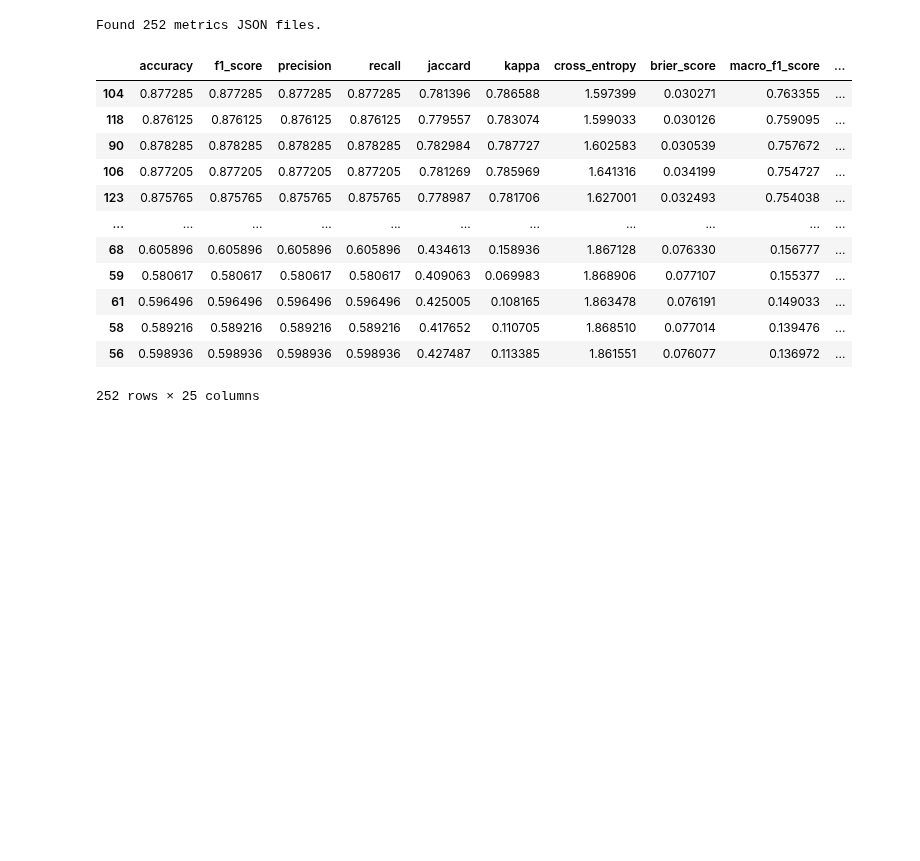
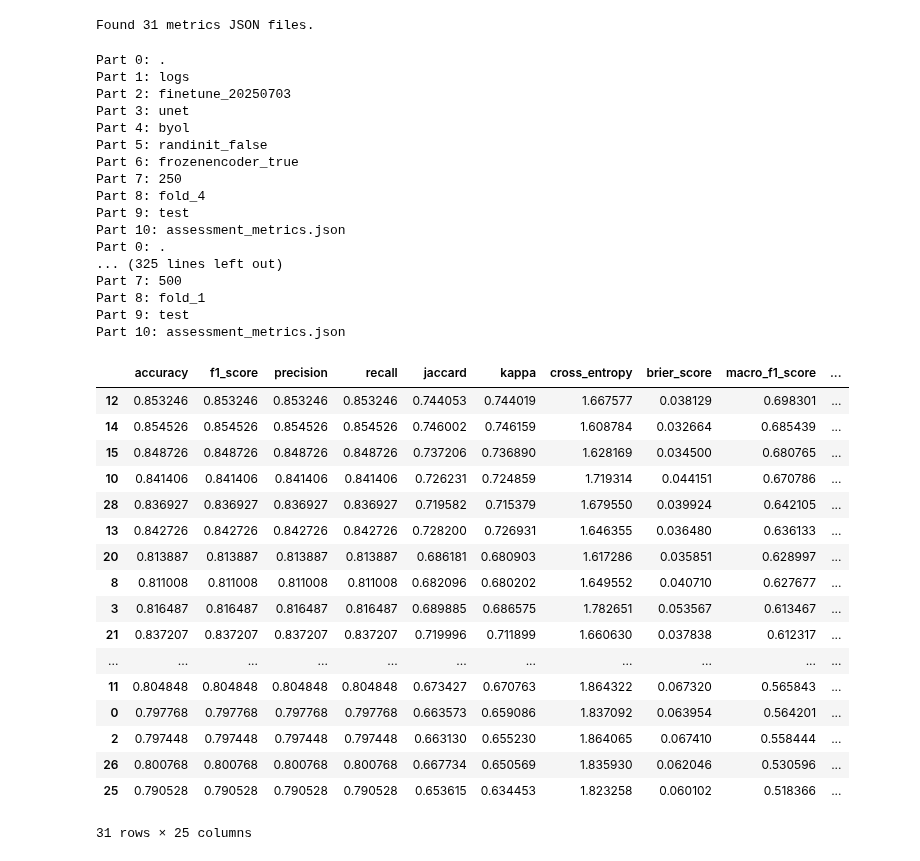
Before and after one commit to DakotaHester/ms-land-cover, a Jupyter notebook: pretrain_results.ipynb, the cells around one changed output. Drawn from its saved outputs; the diff is of its cells as text; code cells hidden in the pictures; blank space fills up the shorter version.

```diff
--- a/pretrain_results.ipynb
+++ b/pretrain_results.ipynb
@@ -6,41 +6,65 @@ import pandas as pd
 import matplotlib.pyplot as plt
 import json
 # %%
-metrics_json_paths = glob('./logs/finetune_20250624/*/*/*/*/*/*/*/*/*/*/assessment_metrics.json')
+metrics_json_paths = glob('./logs/finetune_20250703/*/*/*/*/*/*/*/assessment_metrics.json')
 print(f'Found {len(metrics_json_paths)} metrics JSON files.')
 # %% [output]
-Found 252 metrics JSON files.
+Found 31 metrics JSON files.
 # %%
 metrics_records = []
 for metrics_json in metrics_json_paths:
     split_path_parts = metrics_json.split(os.sep)
+    for i, part in enumerate(split_path_parts):
+        print(f'Part {i}: {part}')
     model = split_path_parts[3]
     pretrain_method = split_path_parts[4]
-    frozen_encoder = split_path_parts[9] == 'frozenencoder_true'
-    n_train = split_path_parts[10]
-    fold = split_path_parts[11].split('_')[-1]
+    frozen_encoder = split_path_parts[6] == 'frozenencoder_true'
+    n_train = split_path_parts[7]
+    fold = split_path_parts[8].split('_')[-1]
 
     metrics = json.load(open(metrics_json, 'r'))
     metrics['model'] = model
     metrics['pretrain_method'] = pretrain_method
     metrics['frozen_encoder'] = frozen_encoder
     metrics['n_train'] = n_train
     metrics['fold'] = fold
     metrics_records.append(metrics)
 
 metrics_df = pd.DataFrame(metrics_records)
 display(metrics_df.sort_values(by='macro_f1_score', ascending=False))
 # %% [output]
+Part 0: .
+Part 1: logs
+Part 2: finetune_20250703
+Part 3: unet
+Part 4: byol
+Part 5: randinit_false
+Part 6: frozenencoder_true
+Part 7: 250
+Part 8: fold_4
+Part 9: test
+Part 10: assessment_metrics.json
+Part 0: .
+... (325 lines left out)
+Part 7: 500
+Part 8: fold_1
+Part 9: test
+Part 10: assessment_metrics.json
 |  | accuracy | f1_score | precision | recall | jaccard | kappa | cross_entropy | brier_score | macro_f1_score | ... |
-| 104 | 0.877285 | 0.877285 | 0.877285 | 0.877285 | 0.781396 | 0.786588 | 1.597399 | 0.030271 | 0.763355 | ... |
-| 118 | 0.876125 | 0.876125 | 0.876125 | 0.876125 | 0.779557 | 0.783074 | 1.599033 | 0.030126 | 0.759095 | ... |
-| 90 | 0.878285 | 0.878285 | 0.878285 | 0.878285 | 0.782984 | 0.787727 | 1.602583 | 0.030539 | 0.757672 | ... |
-| 106 | 0.877205 | 0.877205 | 0.877205 | 0.877205 | 0.781269 | 0.785969 | 1.641316 | 0.034199 | 0.754727 | ... |
-| 123 | 0.875765 | 0.875765 | 0.875765 | 0.875765 | 0.778987 | 0.781706 | 1.627001 | 0.032493 | 0.754038 | ... |
+| 12 | 0.853246 | 0.853246 | 0.853246 | 0.853246 | 0.744053 | 0.744019 | 1.667577 | 0.038129 | 0.698301 | ... |
+| 14 | 0.854526 | 0.854526 | 0.854526 | 0.854526 | 0.746002 | 0.746159 | 1.608784 | 0.032664 | 0.685439 | ... |
+| 15 | 0.848726 | 0.848726 | 0.848726 | 0.848726 | 0.737206 | 0.736890 | 1.628169 | 0.034500 | 0.680765 | ... |
+| 10 | 0.841406 | 0.841406 | 0.841406 | 0.841406 | 0.726231 | 0.724859 | 1.719314 | 0.044151 | 0.670786 | ... |
+| 28 | 0.836927 | 0.836927 | 0.836927 | 0.836927 | 0.719582 | 0.715379 | 1.679550 | 0.039924 | 0.642105 | ... |
+| 13 | 0.842726 | 0.842726 | 0.842726 | 0.842726 | 0.728200 | 0.726931 | 1.646355 | 0.036480 | 0.636133 | ... |
+| 20 | 0.813887 | 0.813887 | 0.813887 | 0.813887 | 0.686181 | 0.680903 | 1.617286 | 0.035851 | 0.628997 | ... |
+| 8 | 0.811008 | 0.811008 | 0.811008 | 0.811008 | 0.682096 | 0.680202 | 1.649552 | 0.040710 | 0.627677 | ... |
+| 3 | 0.816487 | 0.816487 | 0.816487 | 0.816487 | 0.689885 | 0.686575 | 1.782651 | 0.053567 | 0.613467 | ... |
+| 21 | 0.837207 | 0.837207 | 0.837207 | 0.837207 | 0.719996 | 0.711899 | 1.660630 | 0.037838 | 0.612317 | ... |
 | ... | ... | ... | ... | ... | ... | ... | ... | ... | ... | ... |
-| 68 | 0.605896 | 0.605896 | 0.605896 | 0.605896 | 0.434613 | 0.158936 | 1.867128 | 0.076330 | 0.156777 | ... |
-| 59 | 0.580617 | 0.580617 | 0.580617 | 0.580617 | 0.409063 | 0.069983 | 1.868906 | 0.077107 | 0.155377 | ... |
-| 61 | 0.596496 | 0.596496 | 0.596496 | 0.596496 | 0.425005 | 0.108165 | 1.863478 | 0.076191 | 0.149033 | ... |
-| 58 | 0.589216 | 0.589216 | 0.589216 | 0.589216 | 0.417652 | 0.110705 | 1.868510 | 0.077014 | 0.139476 | ... |
-| 56 | 0.598936 | 0.598936 | 0.598936 | 0.598936 | 0.427487 | 0.113385 | 1.861551 | 0.076077 | 0.136972 | ... |
+| 11 | 0.804848 | 0.804848 | 0.804848 | 0.804848 | 0.673427 | 0.670763 | 1.864322 | 0.067320 | 0.565843 | ... |
+| 0 | 0.797768 | 0.797768 | 0.797768 | 0.797768 | 0.663573 | 0.659086 | 1.837092 | 0.063954 | 0.564201 | ... |
+| 2 | 0.797448 | 0.797448 | 0.797448 | 0.797448 | 0.663130 | 0.655230 | 1.864065 | 0.067410 | 0.558444 | ... |
+| 26 | 0.800768 | 0.800768 | 0.800768 | 0.800768 | 0.667734 | 0.650569 | 1.835930 | 0.062046 | 0.530596 | ... |
+| 25 | 0.790528 | 0.790528 | 0.790528 | 0.790528 | 0.653615 | 0.634453 | 1.823258 | 0.060102 | 0.518366 | ... |
-252 rows × 25 columns
+31 rows × 25 columns
```
Also changed, not shown: parts of 4 cells of this notebook, 5 other files.
